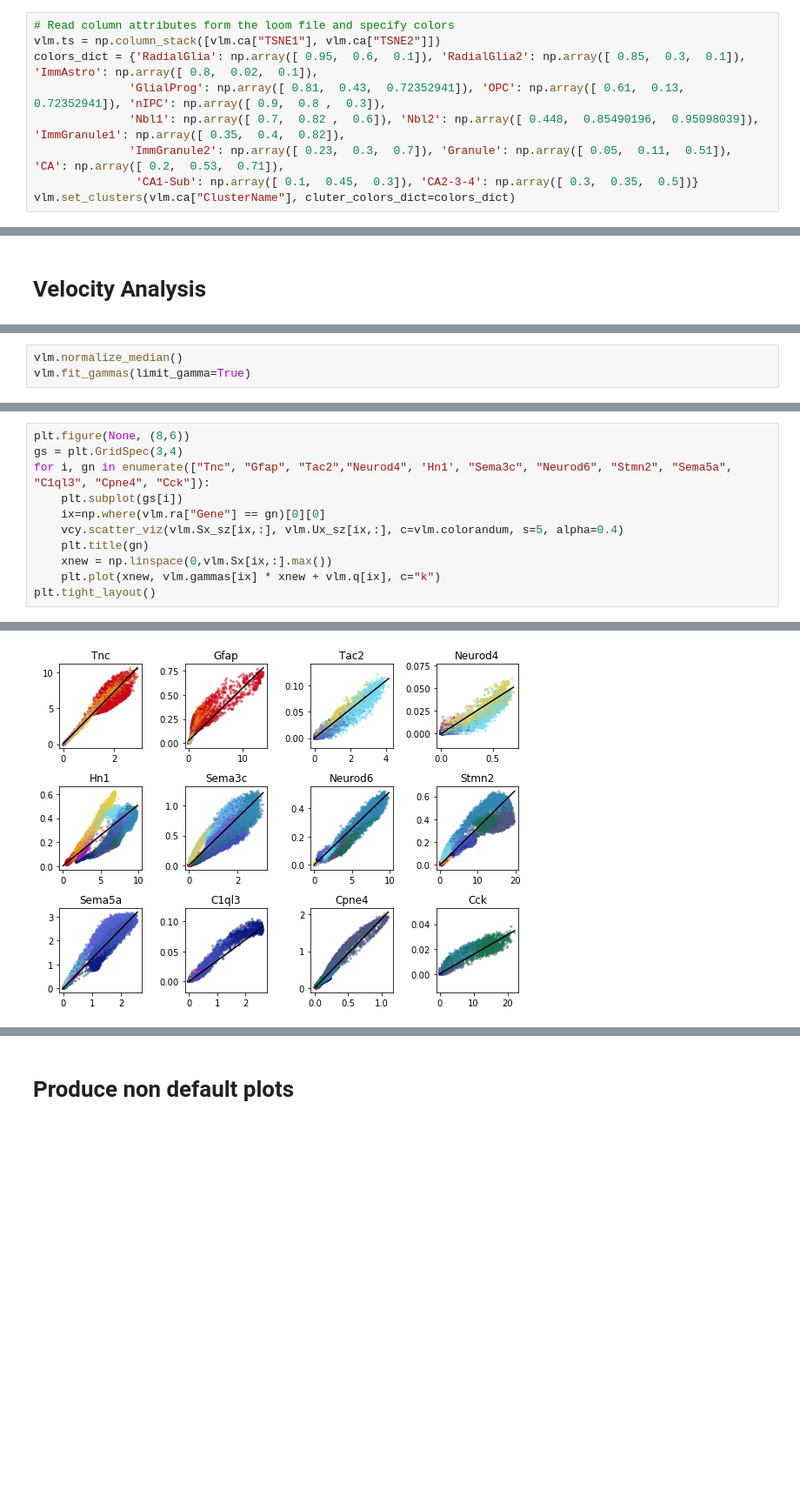
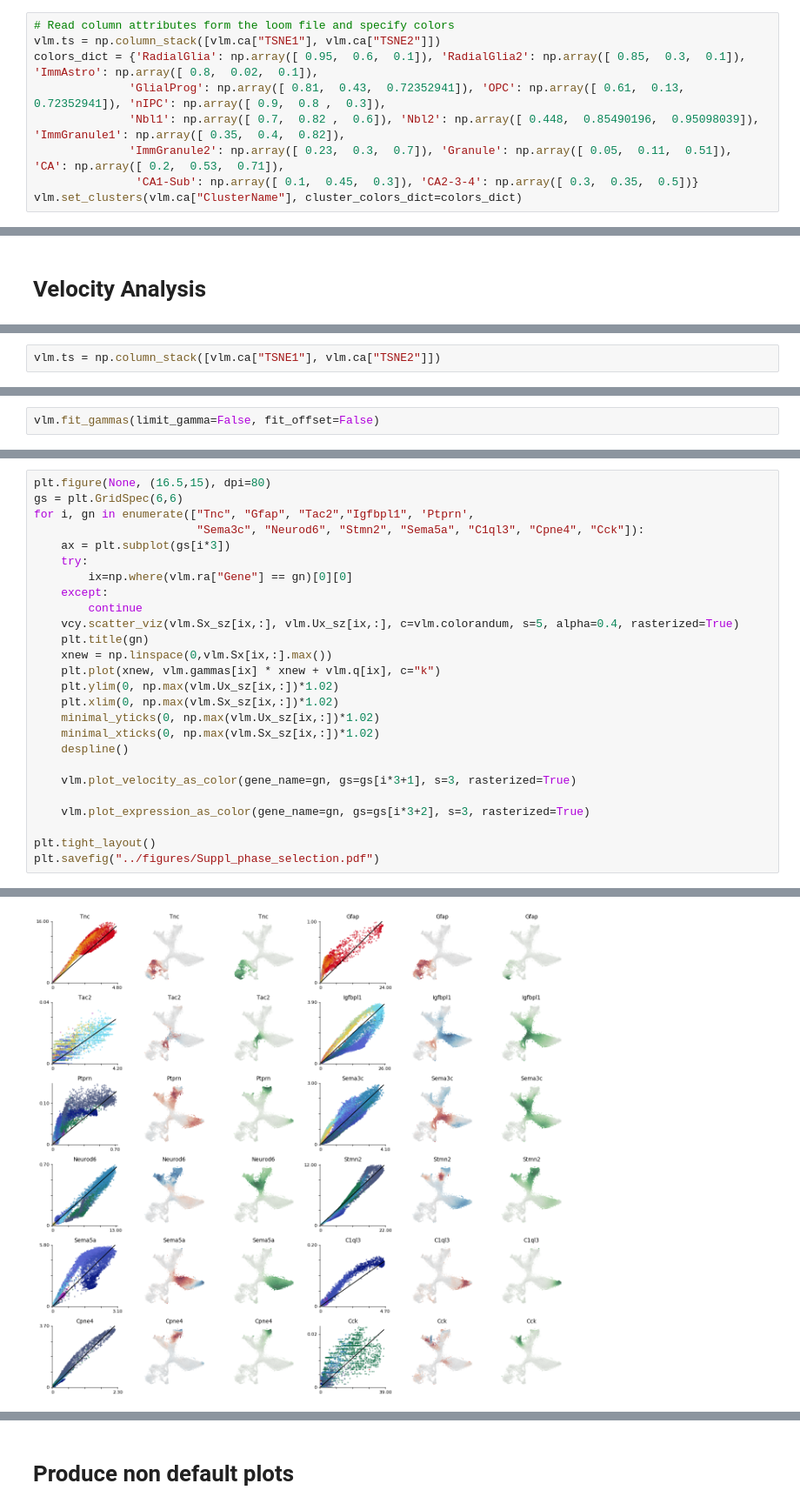
Before and after one commit to velocyto-team/velocyto-notebooks, a Jupyter notebook: python/DentateGyrus.ipynb, the cells around one changed output, grey strips where cells are left out. Shown at 87% size. Cells and saved outputs as stored; diff of their text form; blank space fills up the shorter version.

```diff
--- a/python/DentateGyrus.ipynb
+++ b/python/DentateGyrus.ipynb
@@ -36,7 +62,7 @@ colors_dict = {'RadialGlia': np.array([ 0.95,  0.6,  0.1]), 'RadialGlia2': np.ar
               'Nbl1': np.array([ 0.7,  0.82 ,  0.6]), 'Nbl2': np.array([ 0.448,  0.85490196,  0.95098039]),  'ImmGranule1': np.array([ 0.35,  0.4,  0.82]),
               'ImmGranule2': np.array([ 0.23,  0.3,  0.7]), 'Granule': np.array([ 0.05,  0.11,  0.51]), 'CA': np.array([ 0.2,  0.53,  0.71]),
                'CA1-Sub': np.array([ 0.1,  0.45,  0.3]), 'CA2-3-4': np.array([ 0.3,  0.35,  0.5])}
-vlm.set_clusters(vlm.ca["ClusterName"], cluter_colors_dict=colors_dict)
+vlm.set_clusters(vlm.ca["ClusterName"], cluster_colors_dict=colors_dict)
 # %%
 # Plot TSNE
 plt.figure(figsize=(10,10))
@@ -61,3 +87,5 @@ vlm.normalize("U", size=True,  log=False)
+# %%
+vlm.ts = np.column_stack([vlm.ca["TSNE1"], vlm.ca["TSNE2"]])
 # %%
 vlm.score_detection_levels(min_expr_counts=40, min_cells_express=30)
 vlm.filter_genes(by_detection_levels=True)
@@ -111,3 +144,2 @@ vlm.knn_imputation(n_pca_dims=n_comps, k=k, balanced=True, b_sight=k*8, b_maxl=k
 # %%
-vlm.normalize_median()
-vlm.fit_gammas(limit_gamma=True)
+vlm.fit_gammas(limit_gamma=False, fit_offset=False)
@@ -114,12 +181,27 @@ vlm.fit_gammas(limit_gamma=True)
 # %%
-plt.figure(None, (8,6))
-gs = plt.GridSpec(3,4)
-for i, gn in enumerate(["Tnc", "Gfap", "Tac2","Neurod4", 'Hn1', "Sema3c", "Neurod6", "Stmn2", "Sema5a", "C1ql3", "Cpne4", "Cck"]):
-    plt.subplot(gs[i])
-    ix=np.where(vlm.ra["Gene"] == gn)[0][0]
-    vcy.scatter_viz(vlm.Sx_sz[ix,:], vlm.Ux_sz[ix,:], c=vlm.colorandum, s=5, alpha=0.4)
+plt.figure(None, (16.5,15), dpi=80)
+gs = plt.GridSpec(6,6)
+for i, gn in enumerate(["Tnc", "Gfap", "Tac2","Igfbpl1", 'Ptprn',
+                        "Sema3c", "Neurod6", "Stmn2", "Sema5a", "C1ql3", "Cpne4", "Cck"]):
+    ax = plt.subplot(gs[i*3])
+    try:
+        ix=np.where(vlm.ra["Gene"] == gn)[0][0]
+    except:
+        continue
+    vcy.scatter_viz(vlm.Sx_sz[ix,:], vlm.Ux_sz[ix,:], c=vlm.colorandum, s=5, alpha=0.4, rasterized=True)
     plt.title(gn)
     xnew = np.linspace(0,vlm.Sx[ix,:].max())
     plt.plot(xnew, vlm.gammas[ix] * xnew + vlm.q[ix], c="k")
+    plt.ylim(0, np.max(vlm.Ux_sz[ix,:])*1.02)
+    plt.xlim(0, np.max(vlm.Sx_sz[ix,:])*1.02)
+    minimal_yticks(0, np.max(vlm.Ux_sz[ix,:])*1.02)
+    minimal_xticks(0, np.max(vlm.Sx_sz[ix,:])*1.02)
+    despline()
+
+    vlm.plot_velocity_as_color(gene_name=gn, gs=gs[i*3+1], s=3, rasterized=True)
+
+    vlm.plot_expression_as_color(gene_name=gn, gs=gs[i*3+2], s=3, rasterized=True)
+
 plt.tight_layout()
+plt.savefig("../figures/Suppl_phase_selection.pdf")
 # %% [output]
@@ -126 +211 @@ plt.tight_layout()
-[figure, old version]
+[figure, new version]
```
Also changed, not shown: parts of 32 cells of this notebook.
